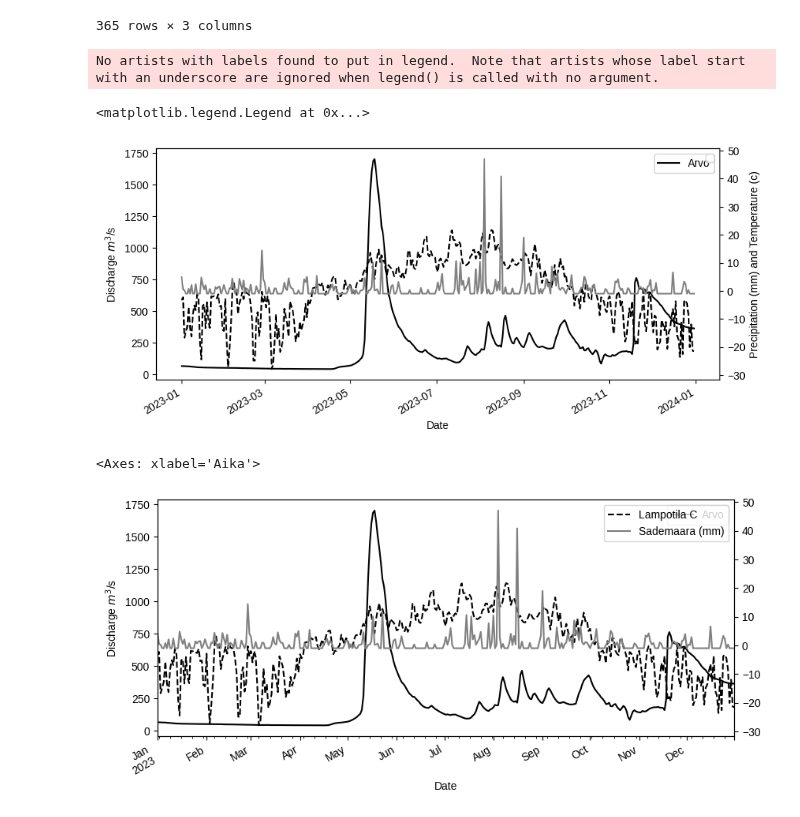
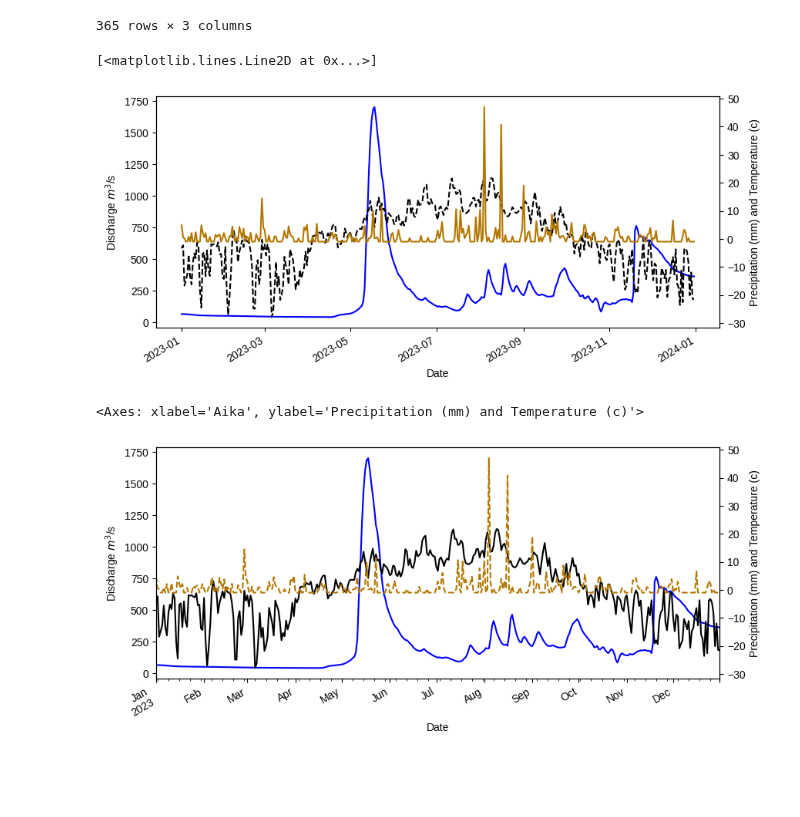
Before and after one commit to susannakukka/bathymetric-model-analysis, a Jupyter notebook: notebooks/flow_rate.ipynb, the cells around one changed output. Saved outputs shown, nothing was run; the diff lists cells and outputs as text; code cells hidden in the pictures; blank space fills up the shorter version.

Commit message:
finished the discharge plot maybe?

```diff
--- a/notebooks/flow_rate.ipynb
+++ b/notebooks/flow_rate.ipynb
@@ -86,26 +86,26 @@ wdata["Aika"] = pd.to_datetime(wdata["Aika"], format="mixed", dayfirst=True)
 wdata = wdata.set_index("Aika")
 # %%
 fig, ax = init_plot()
-data.plot(color = 'black', linestyle="solid", ax=ax, legend=True)
+data.plot(color='#0000FF', ax=ax, legend=False)
 ax.set_xlabel("Date")
 ax.set_ylabel("Discharge $m^3$/s")
 
 ax2 = ax.twinx()
 ax2.set_ylabel('Precipitation (mm) and Temperature (c)')
 ax2.plot(wdata['Lampotila C'], color='black', linestyle='dashed')
-ax2.plot(wdata['Sademaara (mm)'], color='grey')
+ax2.plot(wdata['Sademaara (mm)'], color='#B37700')
 # %% [output]
-No artists with labels found to put in legend.  Note that artists whose label start with an underscore are ignored when legend() is called with no argument.
+[<matplotlib.lines.Line2D at 0x...>]
-<matplotlib.legend.Legend at 0x...>
-[figure, old version]
+[figure, new version]
 # %%
 fig, ax = init_plot()
-data.plot(color='black', linestyle="solid", ax=ax)
+data.plot(color='#0000FF', linestyle="solid", ax=ax, legend=False)
 ax.set_xlabel("Date")
 ax.set_ylabel("Discharge $m^3$/s")
 ax2 = ax.twinx()
-wdata.plot(y='Lampotila C', color='black', linestyle='dashed', ax=ax2)
-wdata.plot(y='Sademaara (mm)', color='grey', ax=ax2)
+ax2.set_ylabel('Precipitation (mm) and Temperature (c)')
+wdata.plot(y='Lampotila C', color='black', ax=ax2, legend=False)
+wdata.plot(y='Sademaara (mm)', color='#B37700', linestyle='dashed', ax=ax2, legend=False)
 # %% [output]
-<Axes: xlabel='Aika'>
+<Axes: xlabel='Aika', ylabel='Precipitation (mm) and Temperature (c)'>
-[figure, old version]
+[figure, new version]
```
Also changed, not shown: parts of 3 cells of this notebook, 1 other file.
